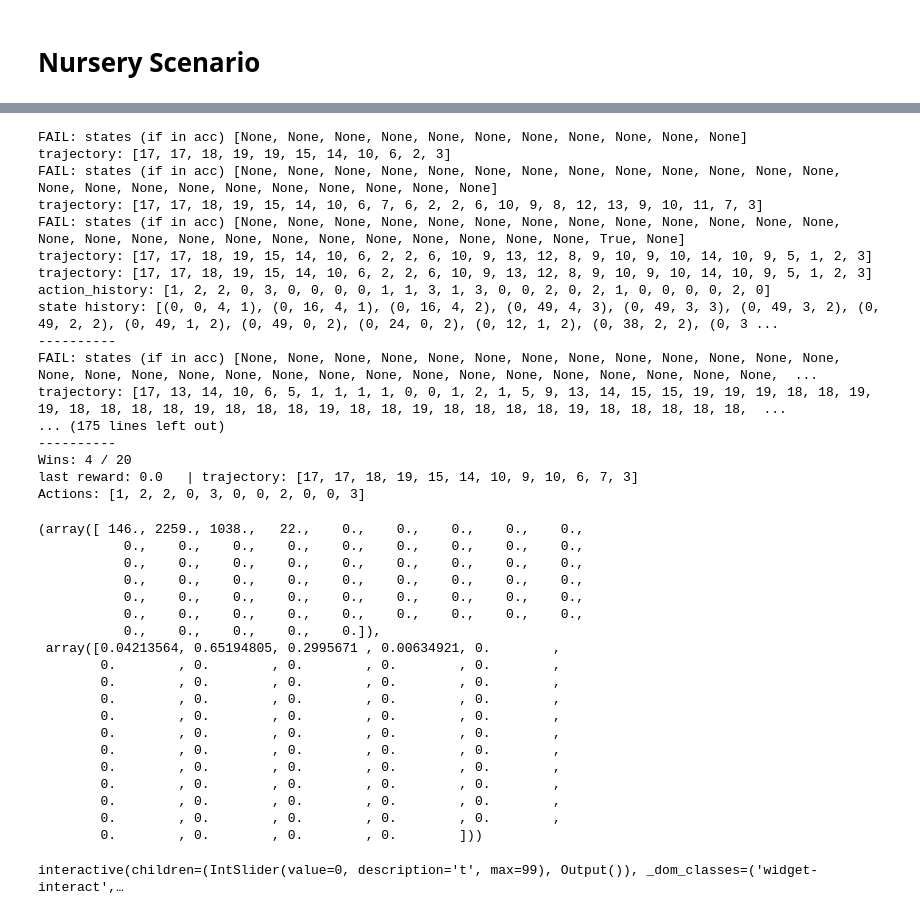
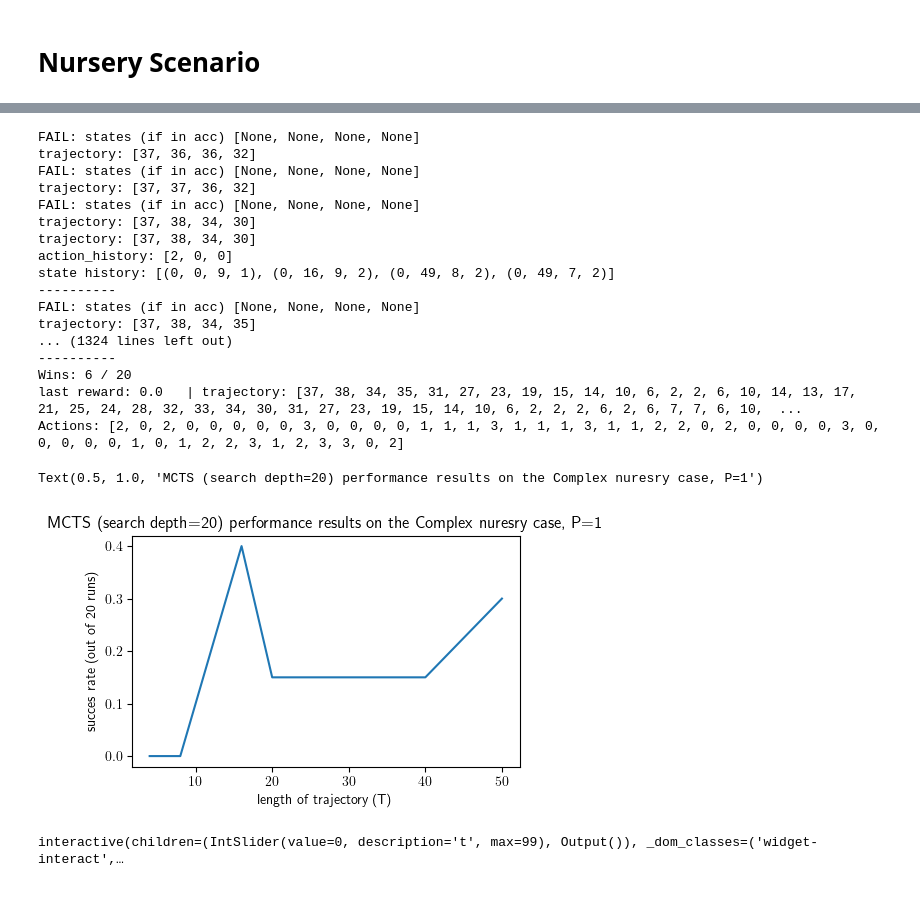
Before and after one commit to CL2-UWaterloo/RL-LTL, a Jupyter notebook: ComputeCanada_scrips/Nursery Scenario.ipynb, the cells around one changed output, grey strips where cells are left out. Drawn from its saved outputs; the diff is of its cells as text; code cells hidden in the pictures.

```diff
--- a/ComputeCanada_scrips/Nursery Scenario.ipynb
+++ b/ComputeCanada_scrips/Nursery Scenario.ipynb
@@ -128,9 +128,9 @@ N, W, Q, P = np.zeros(csrl.shape), np.zeros(csrl.shape), np.zeros(csrl.shape), n
 
 num_epochs = 20
 training = True
-T = [100]
+T = [4,8,16,20,30,40,50]
 K = 3
-search_depth = 30
+search_depth = 20
 
 success_rates = []
 for i in T:
@@ -138,7 +138,7 @@ for i in T:
     for epoch in range(num_epochs):
 
         state_history, channeled_states, trajectory, action_history, reward_history, better_policy = csrl.MC_learning(model, LTL_formula, predicates,
-                N = N, W = W, Q = Q, P = P, C=3, tow=1, n_samples=100, search_depth=search_depth, verbose=4, start=(4,1), T=i, K=3)
+                N = N, W = W, Q = Q, P = P, C=3, tow=1, n_samples=100, start=(9,1), search_depth=search_depth, verbose=4, T=i, K=3)
 
         if check_LTL(LTL_formula, trajectory, predicates)[0]:
             wins+=1
@@ -155,45 +155,33 @@ for i in T:
     print("last reward:", reward_history[-1], "  | trajectory:", trajectory)
     print("Actions:", action_history)
 # %% [output]
-FAIL: states (if in acc) [None, None, None, None, None, None, None, None, None, None, None]
-trajectory: [17, 17, 18, 19, 19, 15, 14, 10, 6, 2, 3]
-FAIL: states (if in acc) [None, None, None, None, None, None, None, None, None, None, None, None, None, None, None, None, None, None, None, None, None, None, None]
-trajectory: [17, 17, 18, 19, 15, 14, 10, 6, 7, 6, 2, 2, 6, 10, 9, 8, 12, 13, 9, 10, 11, 7, 3]
-FAIL: states (if in acc) [None, None, None, None, None, None, None, None, None, None, None, None, None, None, None, None, None, None, None, None, None, None, None, None, None, True, None]
-trajectory: [17, 17, 18, 19, 15, 14, 10, 6, 2, 2, 6, 10, 9, 13, 12, 8, 9, 10, 9, 10, 14, 10, 9, 5, 1, 2, 3]
-trajectory: [17, 17, 18, 19, 15, 14, 10, 6, 2, 2, 6, 10, 9, 13, 12, 8, 9, 10, 9, 10, 14, 10, 9, 5, 1, 2, 3]
-action_history: [1, 2, 2, 0, 3, 0, 0, 0, 0, 1, 1, 3, 1, 3, 0, 0, 2, 0, 2, 1, 0, 0, 0, 0, 2, 0]
-state history: [(0, 0, 4, 1), (0, 16, 4, 1), (0, 16, 4, 2), (0, 49, 4, 3), (0, 49, 3, 3), (0, 49, 3, 2), (0, 49, 2, 2), (0, 49, 1, 2), (0, 49, 0, 2), (0, 24, 0, 2), (0, 12, 1, 2), (0, 38, 2, 2), (0, 3 ...
+FAIL: states (if in acc) [None, None, None, None]
+trajectory: [37, 36, 36, 32]
+FAIL: states (if in acc) [None, None, None, None]
+trajectory: [37, 37, 36, 32]
+FAIL: states (if in acc) [None, None, None, None]
+trajectory: [37, 38, 34, 30]
+trajectory: [37, 38, 34, 30]
+action_history: [2, 0, 0]
+state history: [(0, 0, 9, 1), (0, 16, 9, 2), (0, 49, 8, 2), (0, 49, 7, 2)]
 ----------
-FAIL: states (if in acc) [None, None, None, None, None, None, None, None, None, None, None, None, None, None, None, None, None, None, None, None, None, None, None, None, None, None, None, None, None,  ...
-trajectory: [17, 13, 14, 10, 6, 5, 1, 1, 1, 1, 0, 0, 1, 2, 1, 5, 9, 13, 14, 15, 15, 19, 19, 19, 18, 18, 19, 19, 18, 18, 18, 18, 19, 18, 18, 18, 19, 18, 18, 19, 18, 18, 18, 18, 19, 18, 18, 18, 18, 18,  ...
-... (175 lines left out)
+FAIL: states (if in acc) [None, None, None, None]
+trajectory: [37, 38, 34, 35]
+... (1324 lines left out)
 ----------
-Wins: 4 / 20
-last reward: 0.0   | trajectory: [17, 17, 18, 19, 15, 14, 10, 9, 10, 6, 7, 3]
-Actions: [1, 2, 2, 0, 3, 0, 0, 2, 0, 0, 3]
+Wins: 6 / 20
+last reward: 0.0   | trajectory: [37, 38, 34, 35, 31, 27, 23, 19, 15, 14, 10, 6, 2, 2, 6, 10, 14, 13, 17, 21, 25, 24, 28, 32, 33, 34, 30, 31, 27, 23, 19, 15, 14, 10, 6, 2, 2, 2, 6, 2, 6, 7, 7, 6, 10,  ...
+Actions: [2, 0, 2, 0, 0, 0, 0, 0, 3, 0, 0, 0, 0, 1, 1, 1, 3, 1, 1, 1, 3, 1, 1, 2, 2, 0, 2, 0, 0, 0, 0, 3, 0, 0, 0, 0, 0, 1, 0, 1, 2, 2, 3, 1, 2, 3, 3, 0, 2]
-# %%
-N[(0,0,4,1)], better_policy[0]
-# %% [output]
-(array([ 146., 2259., 1038.,   22.,    0.,    0.,    0.,    0.,    0.,
-           0.,    0.,    0.,    0.,    0.,    0.,    0.,    0.,    0.,
-           0.,    0.,    0.,    0.,    0.,    0.,    0.,    0.,    0.,
-           0.,    0.,    0.,    0.,    0.,    0.,    0.,    0.,    0.,
-           0.,    0.,    0.,    0.,    0.,    0.,    0.,    0.,    0.,
-           0.,    0.,    0.,    0.,    0.,    0.,    0.,    0.,    0.,
-           0.,    0.,    0.,    0.,    0.]),
- array([0.04213564, 0.65194805, 0.2995671 , 0.00634921, 0.        ,
-        0.        , 0.        , 0.        , 0.        , 0.        ,
-        0.        , 0.        , 0.        , 0.        , 0.        ,
-        0.        , 0.        , 0.        , 0.        , 0.        ,
-        0.        , 0.        , 0.        , 0.        , 0.        ,
-        0.        , 0.        , 0.        , 0.        , 0.        ,
-        0.        , 0.        , 0.        , 0.        , 0.        ,
-        0.        , 0.        , 0.        , 0.        , 0.        ,
-        0.        , 0.        , 0.        , 0.        , 0.        ,
-        0.        , 0.        , 0.        , 0.        , 0.        ,
-        0.        , 0.        , 0.        , 0.        , 0.        ,
-        0.        , 0.        , 0.        , 0.        ]))
+# %%
+plt.figure(figsize=(5,3))
+
+plt.plot(T, success_rates)
+plt.xlabel("length of trajectory (T)")
+plt.ylabel("succes rate (out of 20 runs)")
+plt.title("MCTS (search depth="+str(search_depth)+") performance results on the Complex nuresry case, P="+str(p))
+# %% [output]
+Text(0.5, 1.0, 'MCTS (search depth=20) performance results on the Complex nuresry case, P=1')
+[figure, added]
 # %%
 from ipywidgets.widgets import IntSlider
 from ipywidgets import interact
```
Also changed, not shown: parts of 8 cells of this notebook, 3 other files.
